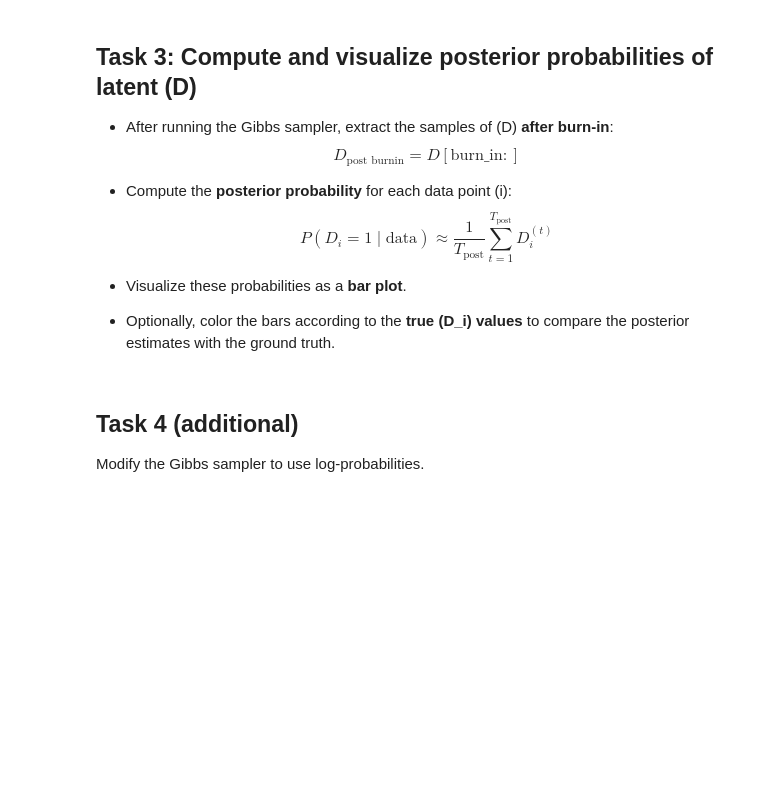
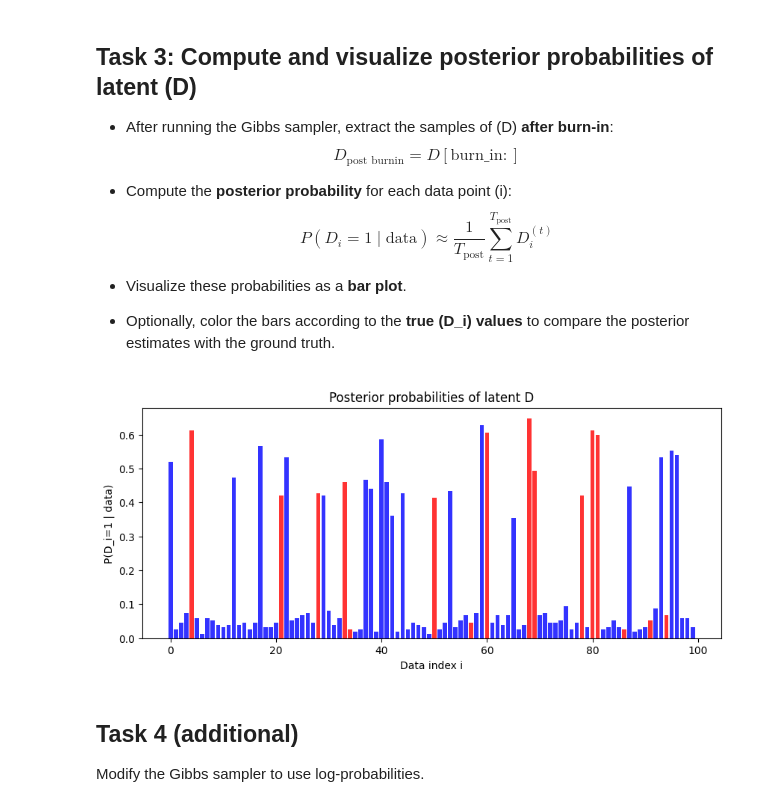
Before and after one commit to MichalSlowakiewicz/Statistical-Data-Analysis-2, a Jupyter notebook: LAB_11.ipynb, the cells around one changed output. Saved outputs shown, nothing was run; the diff lists cells and outputs as text; code cells hidden in the pictures; blank space fills up the shorter version.

```diff
--- a/LAB_11.ipynb
+++ b/LAB_11.ipynb
@@ -156,8 +156,8 @@ def sample_D(S, IR, alpha0, alpha1, beta, p_D):
     """
     S = S.long()
     IR = IR.long()
-    p1 = ... # P(D=1 | MB(D))
-    p0 = ... # P(D=0 | MB(D))
+    p1 = p_D * (alpha1**IR.float()) * ((1-alpha1)**(1-IR.float())) * beta[1, IR, S] # P(D=1 | MB(D))
+    p0 = (1-p_D) * (alpha0**IR.float()) * ((1-alpha0)**(1-IR.float())) * beta[0, IR, S] # P(D=0 | MB(D))
     probs = p1 / (p0 + p1 + EPS)
     bern = Bernoulli(probs.clamp(EPS, 1 - EPS))
     return bern.sample().long()
@@ -168,6 +168,13 @@ def sample_alpha(IR, D, a0, b0, a1, b1):
     D = D.long()
 
     # TODO
+    n00 = int(((D == 0) & (IR == 0)).sum())
+    n01 = int(((D == 0) & (IR == 1)).sum())
+    n10 = int(((D == 1) & (IR == 0)).sum())
+    n11 = int(((D == 1) & (IR == 1)).sum())
+
+    alpha0 = torch.distributions.Beta(a0 + n01, b0 + n00).sample().item()
+    alpha1 = torch.distributions.Beta(a1 + n11, b1 + n10).sample().item()
 
     return alpha0, alpha1
 
@@ -224,11 +231,11 @@ def gibbs_sampler(S, IR, T, burn_in, p_D=0.5,
 
     for t in range(T):
         # sample D given current params
-        D = ...
+        D = sample_D(S, D, alpha0, alpha1, beta, p_D)
         # sample alphas
-        alpha0, alpha1 = ...
+        alpha0, alpha1 = sample_alpha(IR, D, a0, b0, a1, b1)
         # sample betas
-        beta = ...
+        beta = sample_beta(S, D, IR, beta_prior)
         # record
         alpha_trace[t, 0] = alpha0
         alpha_trace[t, 1] = alpha1
@@ -302,17 +311,19 @@ $$
 - Visualize these probabilities as a **bar plot**.
 - Optionally, color the bars according to the **true \(D_i\) values** to compare the posterior estimates with the ground truth.
 # %%
-D_post_burnin = ...
-posterior_prob_D = ...
+D_post_burnin = samples['D'][samples['burn_in']:]
+posterior_prob_D = D_post_burnin.float().mean(dim=0)
 
-colors = ...
+colors = ['blue' if d_true_val == 0 else 'red' for d_true_val in D_true]
 
 plt.figure(figsize=(10,4))
 plt.bar(range(len(posterior_prob_D)), posterior_prob_D, color=colors, alpha=0.8)
 plt.xlabel('Data index i')
 plt.ylabel('P(D_i=1 | data)')
 plt.title('Posterior probabilities of latent D')
 plt.show()
+# %% [output]
+[figure, added]
 # %% [markdown]
 ## **Task 4** (additional)
 Modify the Gibbs sampler to use log-probabilities.
```
Also changed, not shown: parts of 1 cell of this notebook.
